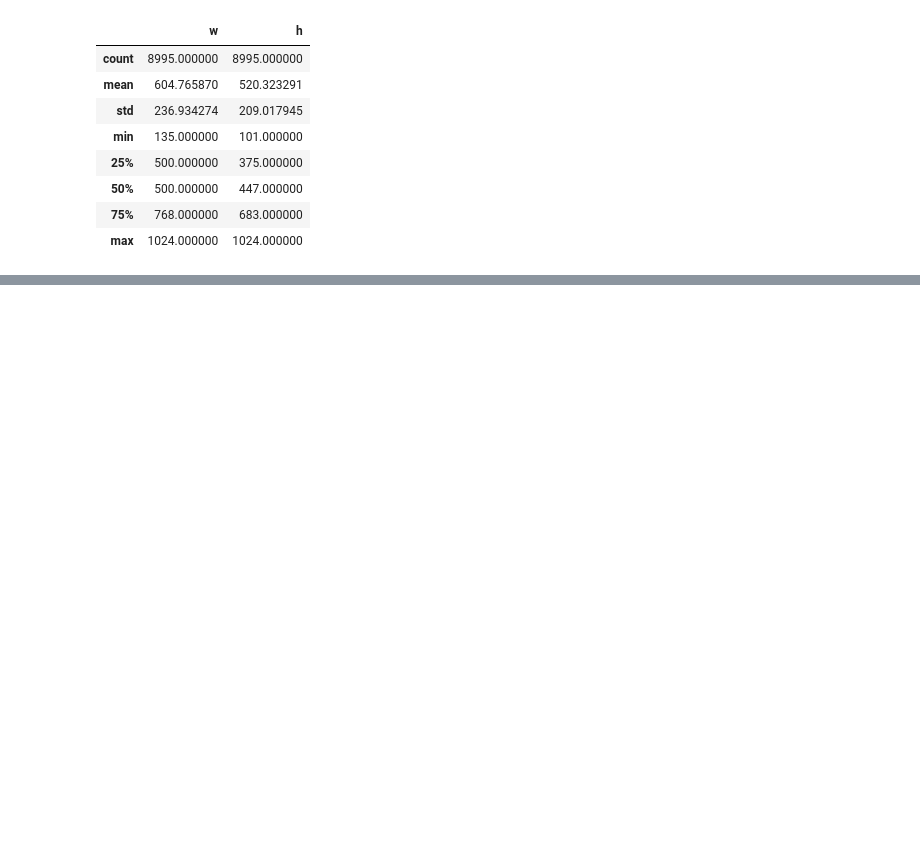
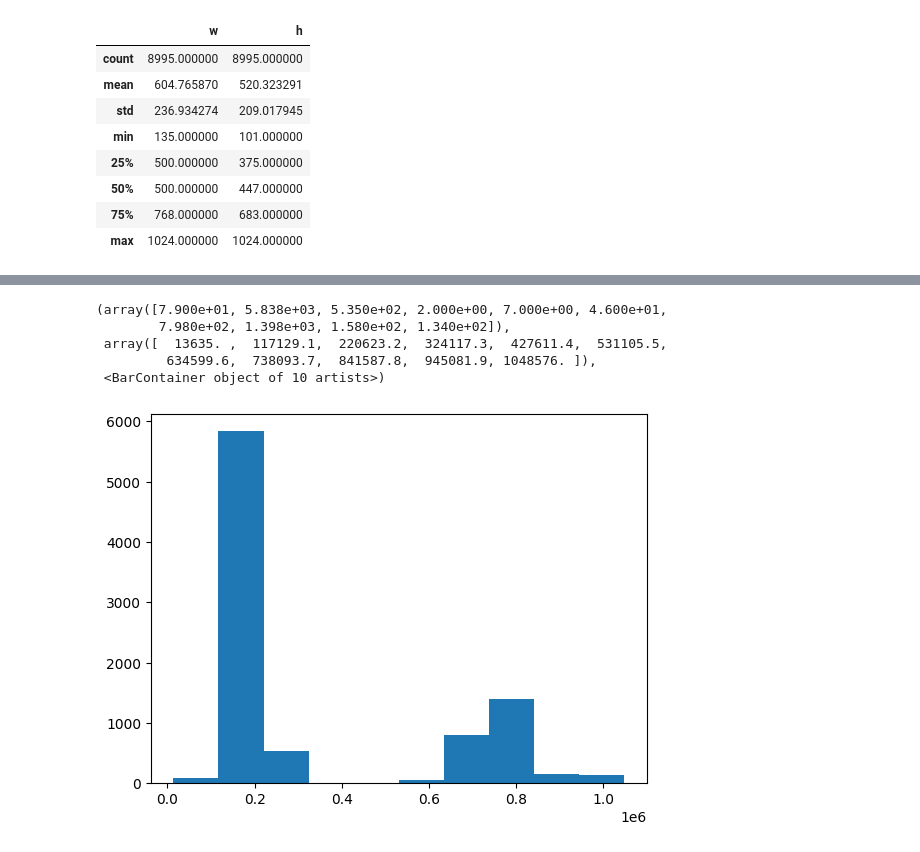
Before and after one commit to firefiruses/CatKaggle, a Jupyter notebook: pythonUtils/analysis.ipynb, the cells around one changed output, grey strips where cells are left out. Drawn from its saved outputs; the diff is of its cells as text; code cells hidden in the pictures; blank space fills up the shorter version.

```diff
--- a/pythonUtils/analysis.ipynb
+++ b/pythonUtils/analysis.ipynb
@@ -43,0 +84,9 @@ train_sizes.describe()
+# %%
+plt.hist(resolution)
+# %% [output]
+(array([7.900e+01, 5.838e+03, 5.350e+02, 2.000e+00, 7.000e+00, 4.600e+01,
+        7.980e+02, 1.398e+03, 1.580e+02, 1.340e+02]),
+ array([  13635. ,  117129.1,  220623.2,  324117.3,  427611.4,  531105.5,
+         634599.6,  738093.7,  841587.8,  945081.9, 1048576. ]),
+ <BarContainer object of 10 artists>)
+[figure, added]
```
Also changed, not shown: parts of 5 cells of this notebook, 3 other files.
